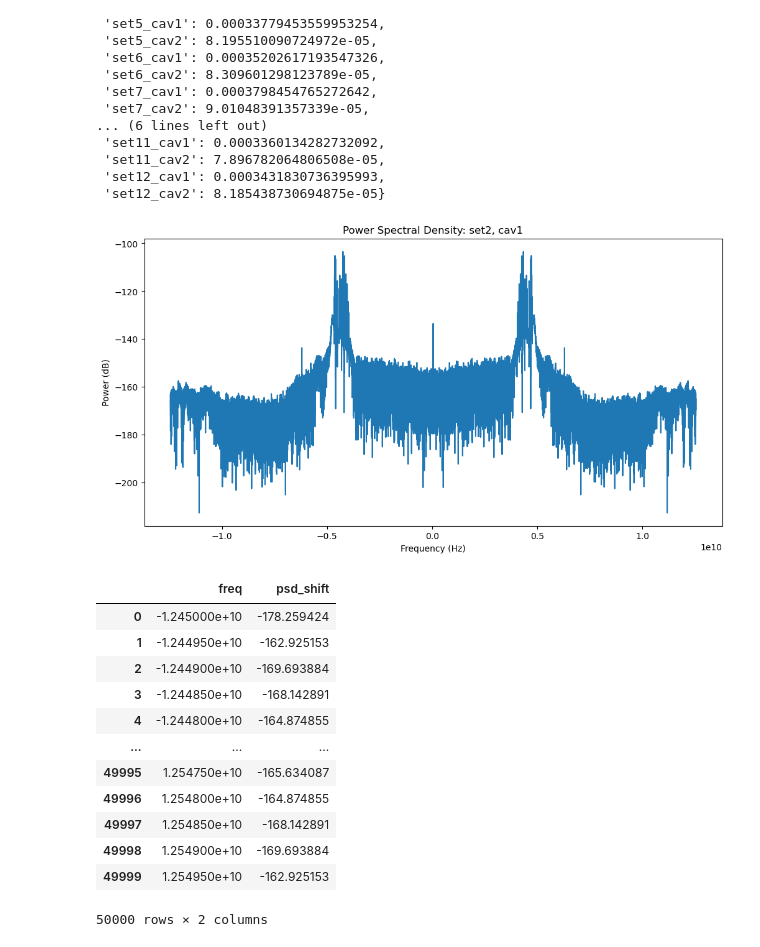
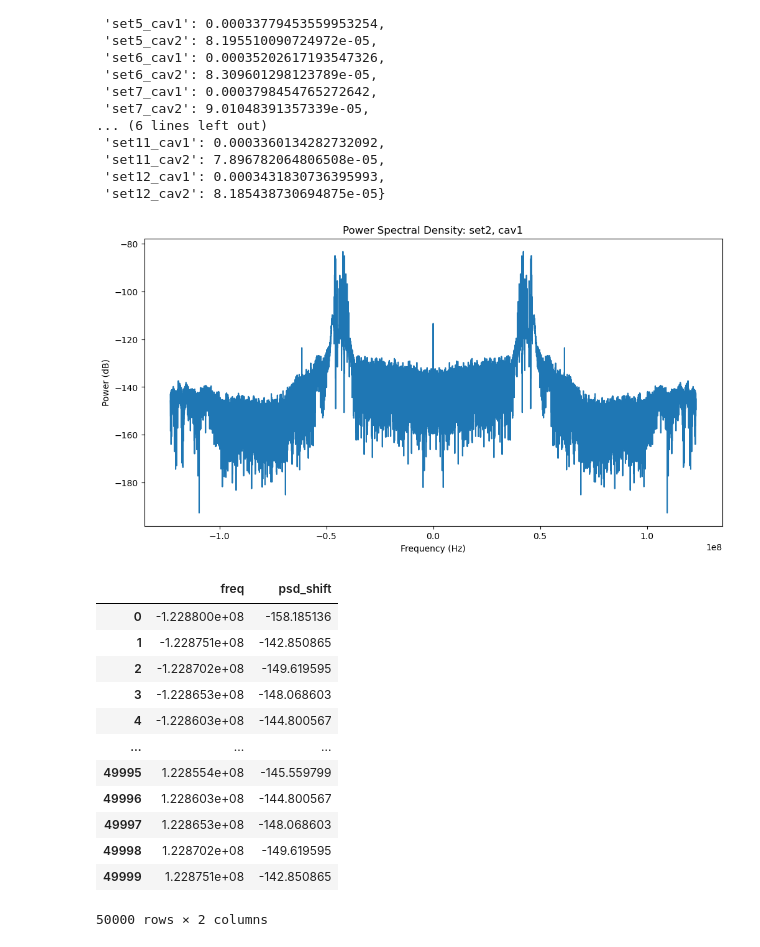
Before and after one commit to jpgtordilla/hombom24, a Jupyter notebook: scope-analysis/scope_data_processing.ipynb, the cells around one changed output. Drawn from its saved outputs; the diff is of its cells as text; code cells hidden in the pictures.

```diff
--- a/scope-analysis/scope_data_processing.ipynb
+++ b/scope-analysis/scope_data_processing.ipynb
@@ -112,41 +107,41 @@ avg_powers(full_df)
 # %%
 def plot_psd(df, column):
     """Calculate and plot the power spectrum of the amplitude values in the dataframe."""
     x = df[column].astype("float")
-    fs = 25e9 # TODO: is this the correct sampling frequency? (twice the signal frequency?)
+    fs = 245.76e6 # TODO: is this the correct sampling frequency?
     n = 50000
     psd = np.abs(np.fft.fft(x))**2 / (n*fs)
     psd_log = 10.0*np.log10(psd)
     psd_shifted = np.fft.fftshift(psd_log)
-    center_freq = 0.5e8 # TODO: is this the correct center frequency? (adjusted until 0 was at the center)
+    center_freq = 0
     f = np.arange(fs/-2.0, fs/2.0, fs/n) # start, stop, step centered around 0 Hz
     f += center_freq # now add center frequency
 
     # plot the spectra
     fig, ax = plt.subplots(figsize = (12, 6))
     set_label = ", ".join(column.split("_")[1:])
     ax.set_title(f"Power Spectral Density: {set_label}")
     ax.set_xlabel("Frequency (Hz)")
     ax.set_ylabel("Power (dB)")
     ax.plot(f, psd_shifted)
     plt.show()
     # return the DataFrame of frequencies
     df_freq = pd.DataFrame(data={"freq": f, "psd_shift": psd_shifted})
     return df_freq
 
 plot_psd(full_df, "values_set2_cav1")
 # %% [output]
 [figure]
 |  | freq | psd_shift |
-| 0 | -1.245000e+10 | -178.259424 |
-| 1 | -1.244950e+10 | -162.925153 |
-| 2 | -1.244900e+10 | -169.693884 |
-| 3 | -1.244850e+10 | -168.142891 |
-| 4 | -1.244800e+10 | -164.874855 |
+| 0 | -1.228800e+08 | -158.185136 |
+| 1 | -1.228751e+08 | -142.850865 |
+| 2 | -1.228702e+08 | -149.619595 |
+| 3 | -1.228653e+08 | -148.068603 |
+| 4 | -1.228603e+08 | -144.800567 |
 | ... | ... | ... |
-| 49995 | 1.254750e+10 | -165.634087 |
-| 49996 | 1.254800e+10 | -164.874855 |
-| 49997 | 1.254850e+10 | -168.142891 |
-| 49998 | 1.254900e+10 | -169.693884 |
-| 49999 | 1.254950e+10 | -162.925153 |
+| 49995 | 1.228554e+08 | -145.559799 |
+| 49996 | 1.228603e+08 | -144.800567 |
+| 49997 | 1.228653e+08 | -148.068603 |
+| 49998 | 1.228702e+08 | -149.619595 |
+| 49999 | 1.228751e+08 | -142.850865 |
 50000 rows × 2 columns
```
Also changed, not shown: parts of 1 cell of this notebook, 5 other files.
